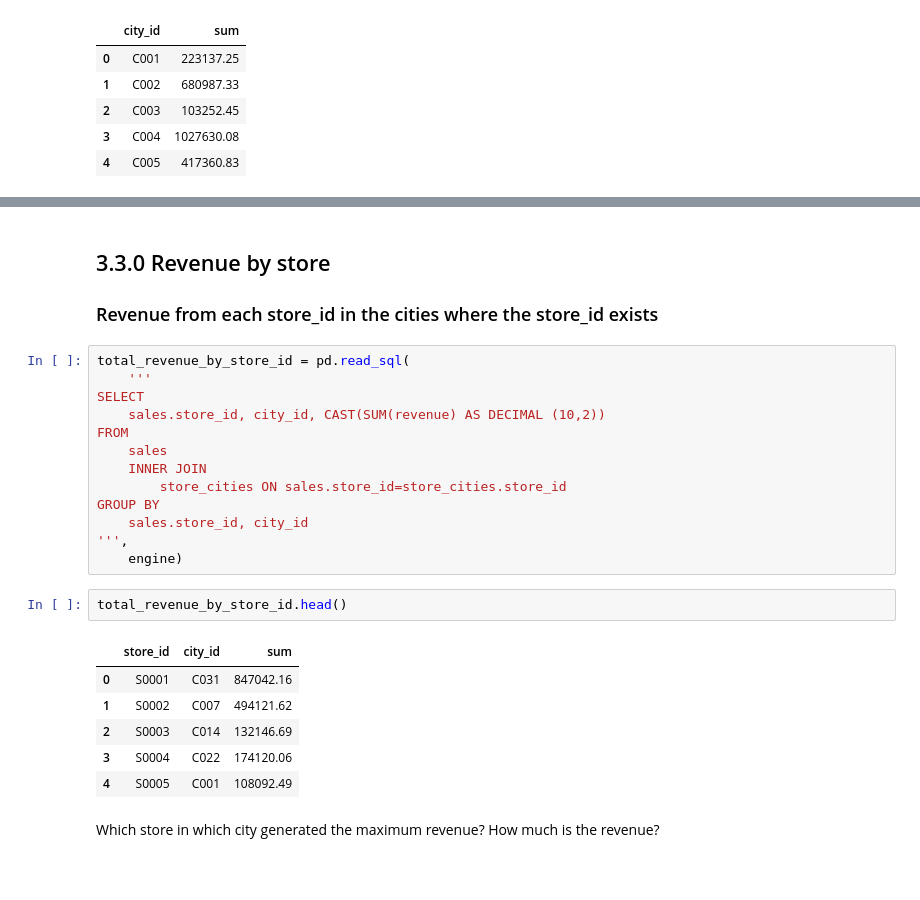
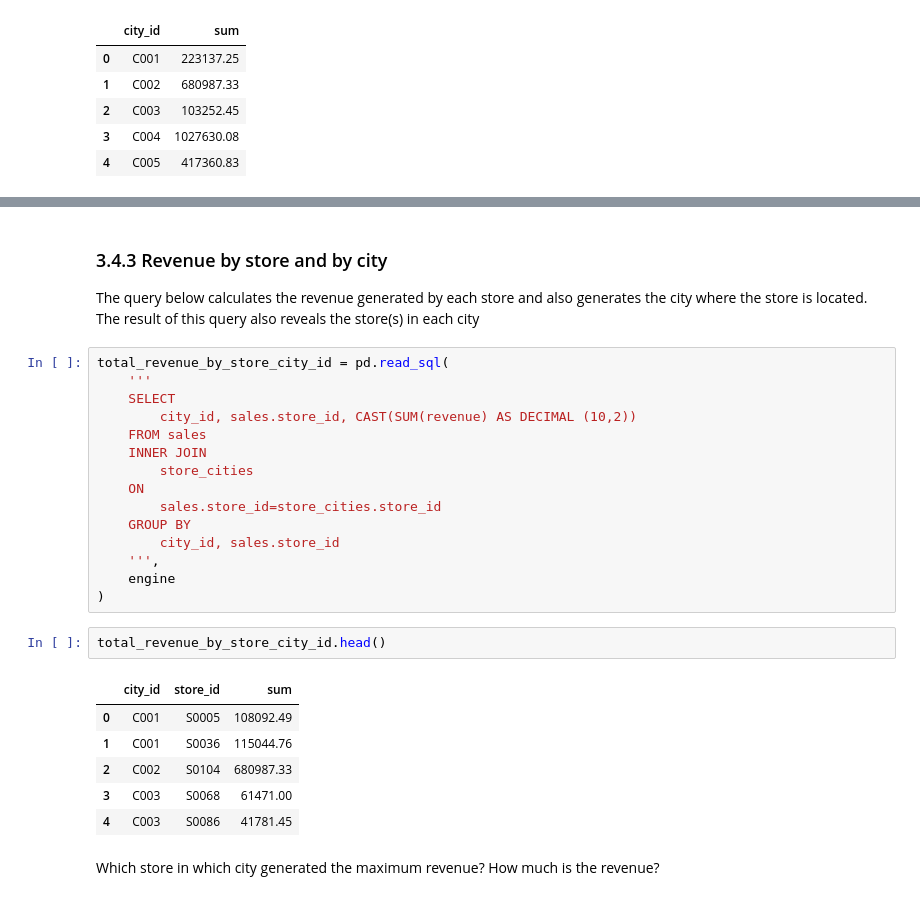
Before and after one commit to ChigozieObika/sql_sales_analysis, a Jupyter notebook: sqlalchemy_analysis.ipynb, the cells around one changed output, grey strips where cells are left out. Saved outputs shown, nothing was run; the diff lists cells and outputs as text; blank space fills up the shorter version.

```diff
--- a/sqlalchemy_analysis.ipynb
+++ b/sqlalchemy_analysis.ipynb
@@ -330,32 +341,34 @@ city_max_revenue
 # %% [output]
 |  | city_id | sum |
 | 0 | C014 | 12760439.56 |
-# %% [markdown]
-## 3.3.0 Revenue by store
-
-### Revenue from each store_id in the cities where the store_id exists
+# %% [markdown]
+### 3.4.3  Revenue by store and by city
+
+The query below calculates the revenue generated by each store and also generates the city where the store is located. The result of this query also reveals the store(s) in each city
 # %%
-total_revenue_by_store_id = pd.read_sql(
+total_revenue_by_store_city_id = pd.read_sql(
     '''
-SELECT
-    sales.store_id, city_id, CAST(SUM(revenue) AS DECIMAL (10,2))
-FROM
-    sales
+    SELECT
+        city_id, sales.store_id, CAST(SUM(revenue) AS DECIMAL (10,2))
+    FROM sales
     INNER JOIN
-        store_cities ON sales.store_id=store_cities.store_id
-GROUP BY
-    sales.store_id, city_id
-''',
-    engine)
+        store_cities
+    ON
+        sales.store_id=store_cities.store_id
+    GROUP BY
+        city_id, sales.store_id
+    ''',
+    engine
+)
 # %%
-total_revenue_by_store_id.head()
+total_revenue_by_store_city_id.head()
 # %% [output]
-|  | store_id | city_id | sum |
-| 0 | S0001 | C031 | 847042.16 |
-| 1 | S0002 | C007 | 494121.62 |
-| 2 | S0003 | C014 | 132146.69 |
-| 3 | S0004 | C022 | 174120.06 |
-| 4 | S0005 | C001 | 108092.49 |
+|  | city_id | store_id | sum |
+| 0 | C001 | S0005 | 108092.49 |
+| 1 | C001 | S0036 | 115044.76 |
+| 2 | C002 | S0104 | 680987.33 |
+| 3 | C003 | S0068 | 61471.00 |
+| 4 | C003 | S0086 | 41781.45 |
 # %% [markdown]
 Which store in which city generated the maximum revenue? How much is the revenue?
 # %%
```
Also changed, not shown: parts of 55 cells of this notebook, 2 other files.
